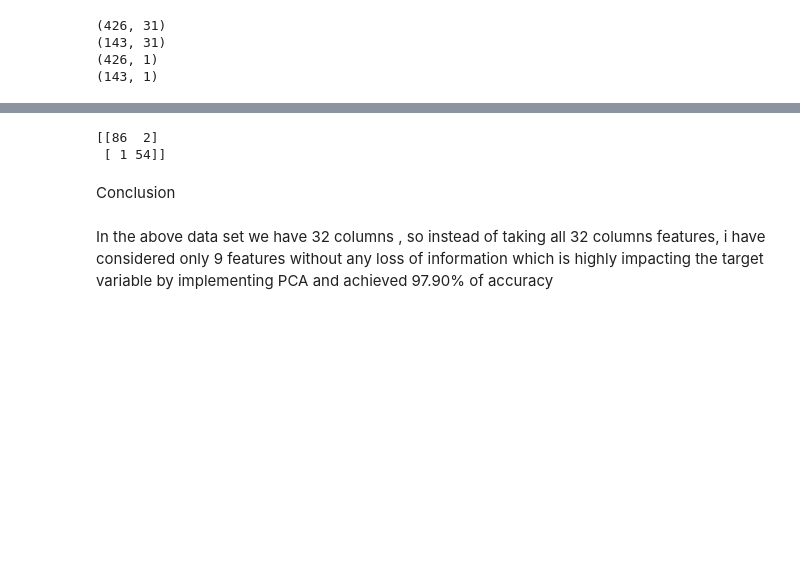
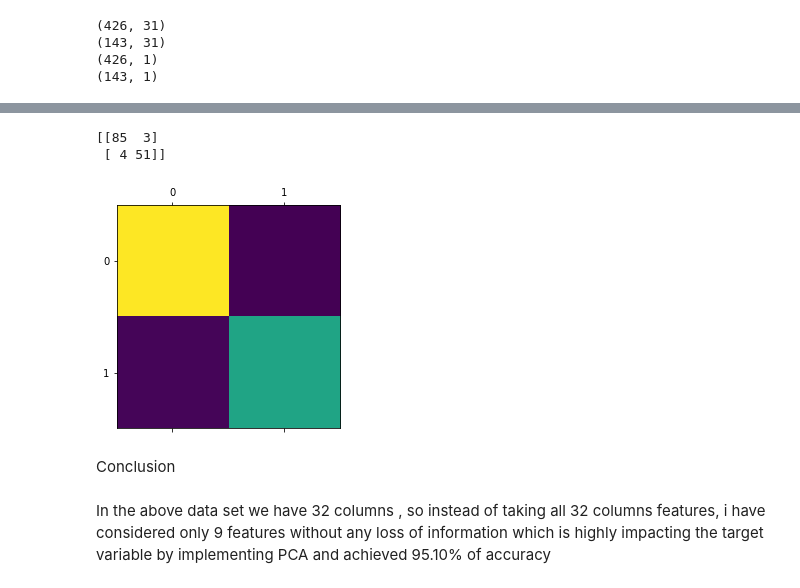
Before and after one commit to AshokGual/PCA-on-CancerDiagnosisDataSet, a Jupyter notebook: PCA on Cancer Diagnosis.ipynb, the cells around one changed output, grey strips where cells are left out. Cells and saved outputs as stored; diff of their text form; code cells hidden in the pictures; blank space fills up the shorter version.

```diff
--- a/PCA on Cancer Diagnosis.ipynb
+++ b/PCA on Cancer Diagnosis.ipynb
@@ -200,3 +246,9 @@ x1.shape
+# %%
+def reduced1():
+    pca=PCA(n_components=12, random_state=1)
+    pca.fit(x)
+    return pca.transform(x)
+x1=reduced1()
 # %%
 #split x and y in to train and test
 
@@ -218,12 +270,15 @@ print(accuracy_score(Y_test,y_predict))
 # %%
 from sklearn.metrics import confusion_matrix
 print(confusion_matrix(Y_test,y_predict))
+plt.matshow(confusion_matrix(Y_test,y_predict))
+plt.show()
 # %% [output]
-[[86  2]
- [ 1 54]]
+[[85  3]
+ [ 4 51]]
+[figure, added]
 # %% [markdown]
 Conclusion
 # %% [markdown]
 In the above data set we have 32 columns , so instead of taking all 32 columns features, i have considered only
 9 features without any loss of information which is highly impacting the target variable by implementing PCA and
-achieved 97.90% of accuracy
+achieved 95.10% of accuracy
```
Also changed, not shown: parts of 16 cells of this notebook.
